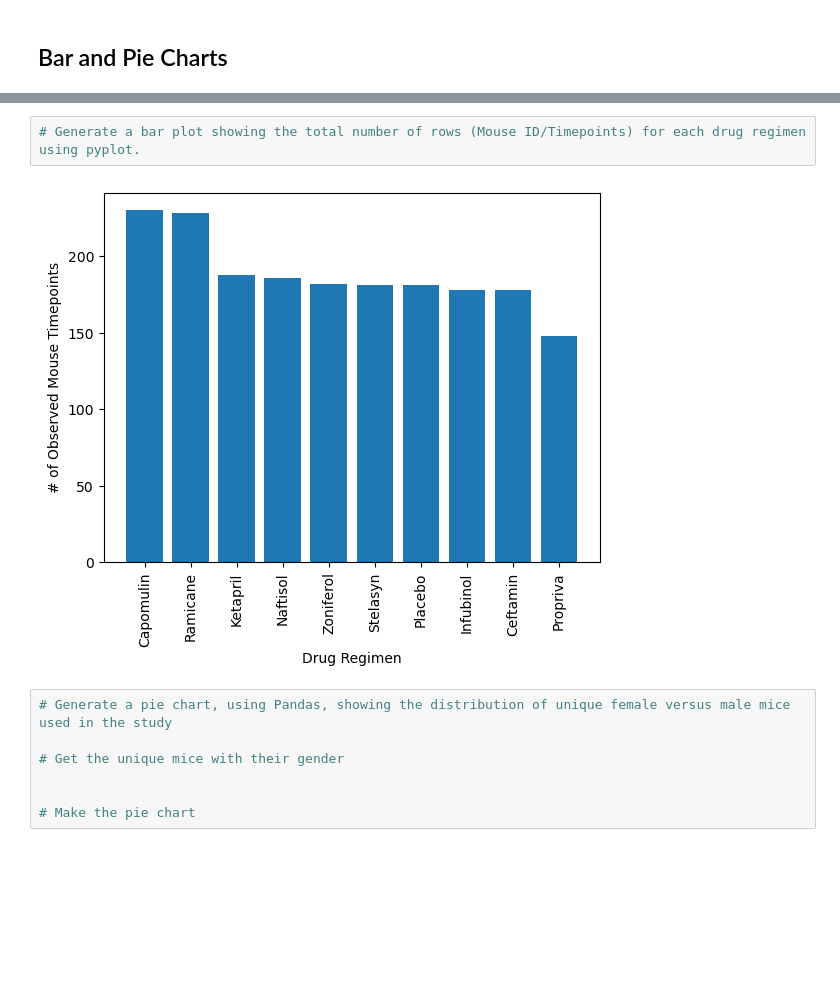
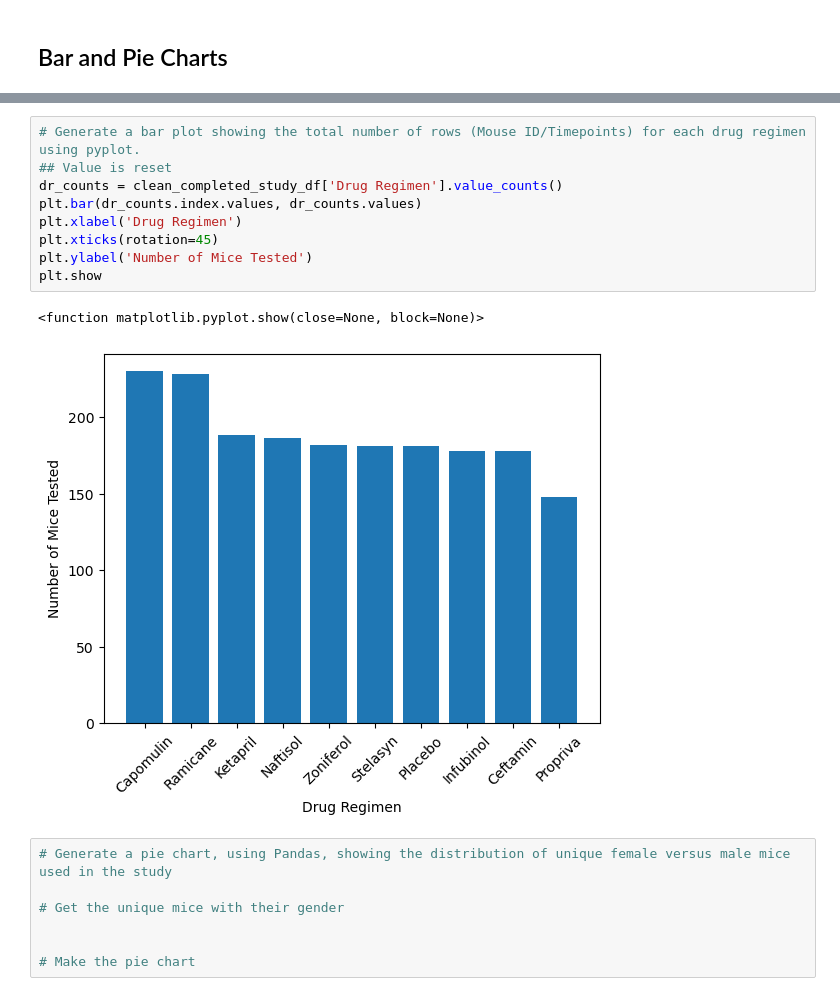
Before and after one commit to MatchaCats/cancer_med_analysis, a Jupyter notebook: Pymaceuticals/pymaceuticals.ipynb, the cells around one changed output, grey strips where cells are left out. Drawn from its saved outputs; the diff is of its cells as text; blank space fills up the shorter version.

Commit message:
bar charts completed

```diff
--- a/Pymaceuticals/pymaceuticals.ipynb
+++ b/Pymaceuticals/pymaceuticals.ipynb
@@ -137,7 +145,15 @@ tumor_data_r
 # %%
 # Generate a bar plot showing the total number of rows (Mouse ID/Timepoints) for each drug regimen using pyplot.
+## Value is reset
+dr_counts = clean_completed_study_df['Drug Regimen'].value_counts()
+plt.bar(dr_counts.index.values, dr_counts.values)
+plt.xlabel('Drug Regimen')
+plt.xticks(rotation=45)
+plt.ylabel('Number of Mice Tested')
+plt.show
 # %% [output]
+<function matplotlib.pyplot.show(close=None, block=None)>
-[figure, old version]
+[figure, new version]
 # %%
 # Generate a pie chart, using Pandas, showing the distribution of unique female versus male mice used in the study
 
```
Also changed, not shown: parts of 2 cells of this notebook.
